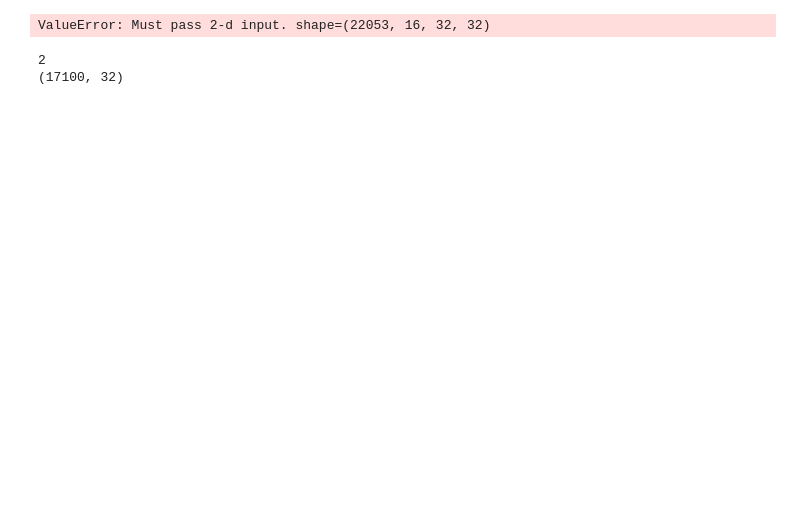
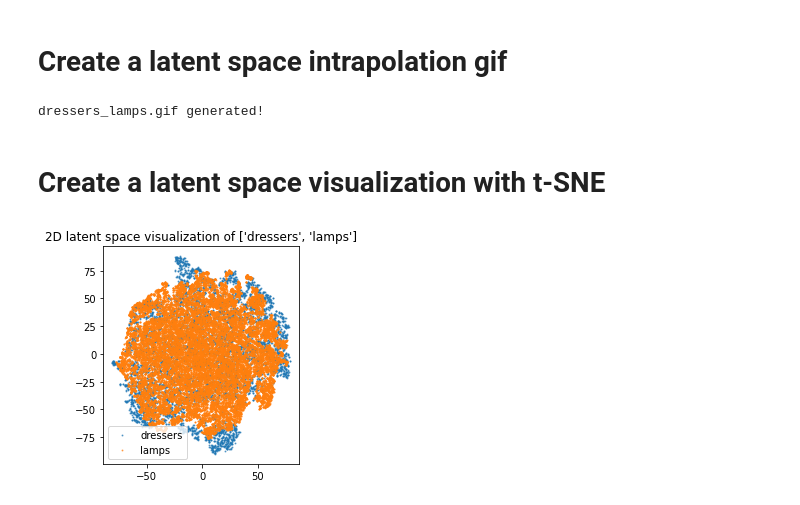
Before and after one commit to YoungWoong-Cho/CenterOfFurniture, a Jupyter notebook: latent_space_visualization.ipynb, the cells around one changed output. Cells and saved outputs as stored; diff of their text form; code cells hidden in the pictures; blank space fills up the shorter version.

```diff
--- a/latent_space_visualization.ipynb
+++ b/latent_space_visualization.ipynb
@@ -174,10 +92,53 @@ Decoder(
+# %% [markdown]
+# Create a latent space intrapolation gif
+# %%
+img_shape = (latent_vector[0]['vector'][0].shape)
+flatten_shape = np.prod(img_shape)
+
+# latent space
+latent_vector_np = [np.vstack( latent_vector[i]['vector'] ) for i in range(len(furnitures))]
+latent_vector_pd = [pd.DataFrame(data=latent_vector_np[i]) for i in range(len(furnitures))]
+
+# Load decoder model
+decoder = Decoder(encoding_dim, img_size).to(device)
+decoder_path = os.path.join('./weights', f'{model_name}_decoder.pth')
+decoder.load_state_dict(torch.load(decoder_path))
+
+# Input latent vector
+vector_i = latent_vector_pd[0].mean()
+vector_f = latent_vector_pd[1].mean()
+num_vectors = 10
+unit_vector = (vector_f-vector_i)/num_vectors
+
+latent_vector_inputs = [torch.from_numpy((vector_i+i*unit_vector).to_numpy()).to(device) for i in range(num_vectors)]
+
+imgs = []
+for idx, latent_vector_input in enumerate(latent_vector_inputs):
+    output = decoder(latent_vector_input)
+    output_reshape = torch.reshape(output, (3, img_size, img_size)).cpu().detach()
+    im = transforms.ToPILImage()(output_reshape).convert("RGB")
+    imgs.append(im)
+
+imgs[0].save(f'./assets/{model_name}.gif', save_all=True, append_images=imgs[1:], loop=0)
+print(f'{model_name}.gif generated!')
+# %% [output]
+dressers_lamps.gif generated!
+# %% [markdown]
+# Create a latent space visualization with t-SNE
 # %%
-latent_vector_pd = pd.DataFrame(data=latent_vector_np[0])
+from sklearn.manifold import TSNE
+
+# latent space
+latent_vector_np = [np.vstack( latent_vector[i]['vector'] ) for i in range(len(furnitures))]
+
+plt.figure()
+for i in range(len(latent_vector_np)):
+    latent_vector_embedded = TSNE(n_components=2).fit_transform(latent_vector_np[i])
+    plt.scatter(latent_vector_embedded[:, 0], latent_vector_embedded[:, 1], c=f'C{i}', s=1, alpha=0.6, label=furnitures[i])
+
+plt.gca().set_aspect('equal', adjustable='box')
+plt.legend()
+plt.title(f'2D latent space visualization of {furnitures}')
+plt.show()
 # %% [output]
-ValueError: Must pass 2-d input. shape=(22053, 16, 32, 32)
+[figure, added]
-# %%
-print(len(latent_vector_np))
-print(latent_vector_np[0].shape)
-# %% [output]
-2
-(17100, 32)
```
Also changed, not shown: parts of 8 cells of this notebook, 11 other files.
